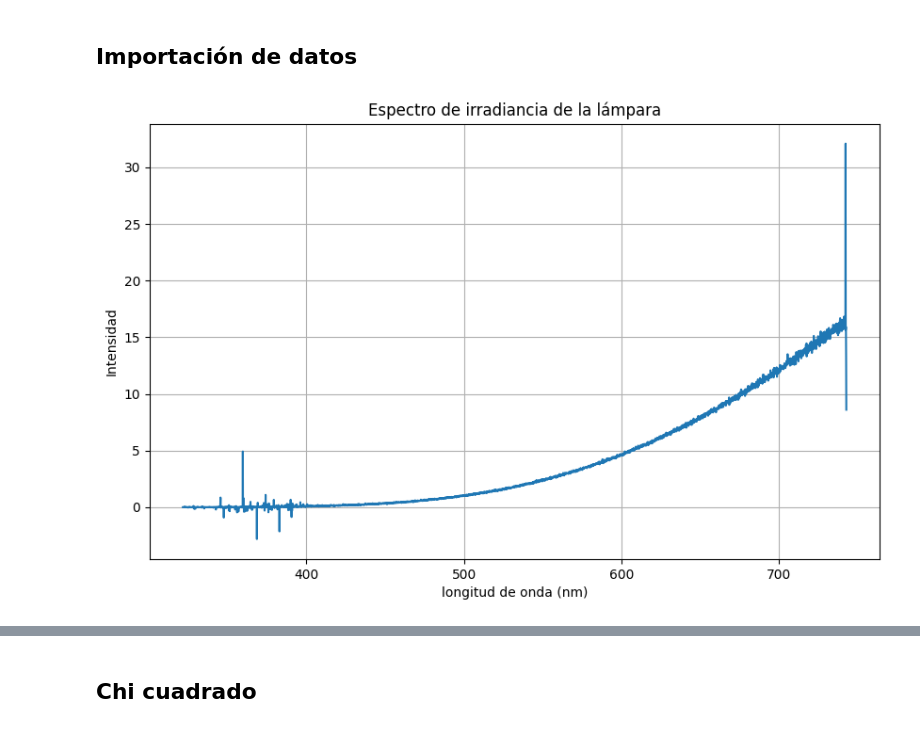
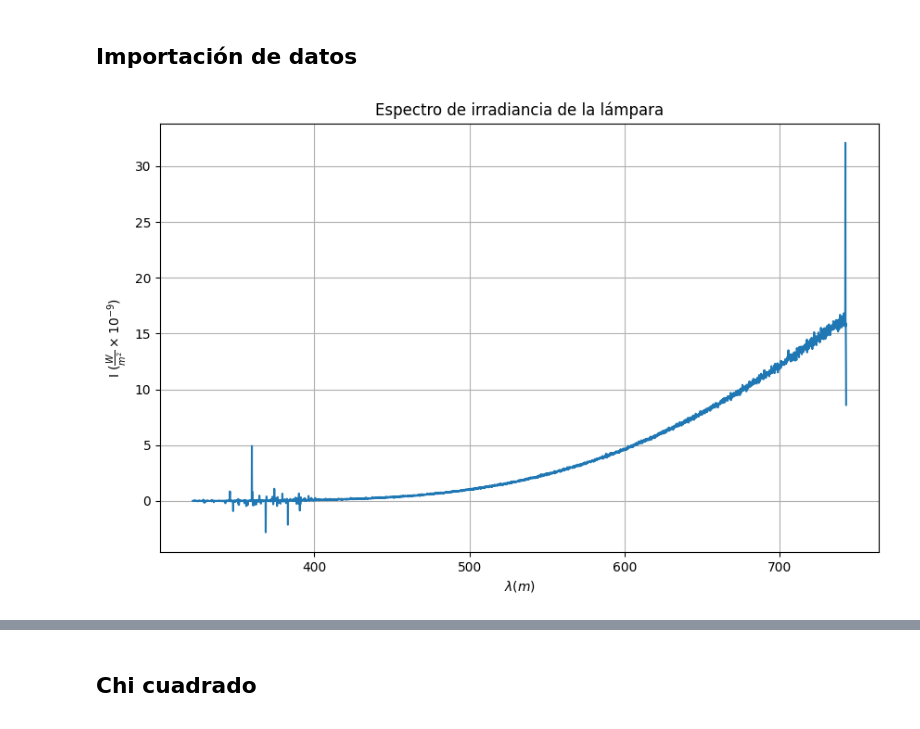
Before and after one commit to Jesus-Gamboa/Experimental_IV, a Jupyter notebook: Espectroscopía/Notebook.ipynb, the cells around one changed output, grey strips where cells are left out. Saved outputs shown, nothing was run; the diff lists cells and outputs as text; code cells hidden in the pictures.

```diff
--- a/Espectroscopía/Notebook.ipynb
+++ b/Espectroscopía/Notebook.ipynb
@@ -11,10 +11,10 @@ import numpy as np
 # %% [markdown]
 ## Importación de datos
 # %%
-S = read_csv('Datos\Lampara_con_muestra.csv', delimiter= ';', skiprows = 32, skipfooter=2, engine='python')
-D = read_csv('Datos\Lampara_apagada.csv',delimiter = ';', skiprows = 32, skipfooter=2,engine='python')
-R = read_csv('Datos\Lampara_sin_muestra.csv',delimiter = ';', skiprows = 32, skipfooter=2, engine='python')
-B = read_csv('Datos\ThorBB2000.csv',delimiter = ';', skiprows = 69,skipfooter=2, engine='python')
+S = read_csv('Datos\\Lampara_con_muestra.csv', delimiter= ';', skiprows = 32, skipfooter=2, engine='python')
+D = read_csv('Datos\\Lampara_apagada.csv',delimiter = ';', skiprows = 32, skipfooter=2,engine='python')
+R = read_csv('Datos\\Lampara_sin_muestra.csv',delimiter = ';', skiprows = 32, skipfooter=2, engine='python')
+B = read_csv('Datos\\ThorBB2000.csv',delimiter = ';', skiprows = 69,skipfooter=2, engine='python')
 # %%
 
 L = S.index.to_numpy() #convertimos a array los datos de las longitudes de onda
@@ -26,14 +26,14 @@ I = B * ((S - D)/(R - D))#Calculo del espectro de irradiancia de la lámpara
 # %%
 #Gráfica de la intensidad del espectro de irradidancia
 plt.figure(figsize=(10,6))
 plt.title("Espectro de irradiancia de la lámpara")
 plt.plot(L, I*1e9)
-plt.ylabel("Intensidad")
-plt.xlabel("longitud de onda (nm)")
+plt.ylabel(f"I ($\\frac{{W}}{{m^2}} \\times 10^{{-9}}$) ")
+plt.xlabel(f'$\\lambda(m)$')
 plt.grid()
 plt.show()
 # %% [output]
-[figure, old version]
+[figure, new version]
 # %%
 #función exponencial que será usada para el ajuste
 
```
Also changed, not shown: parts of 5 cells of this notebook, 11 other files.
